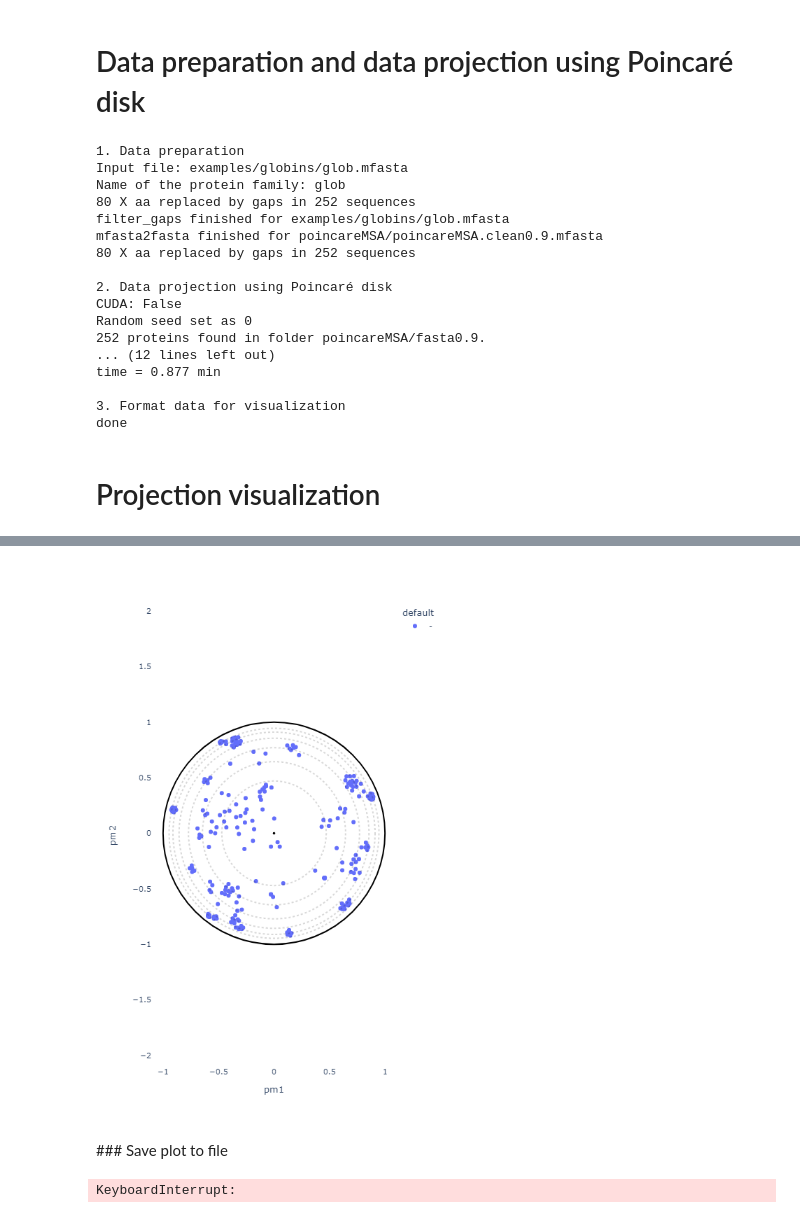
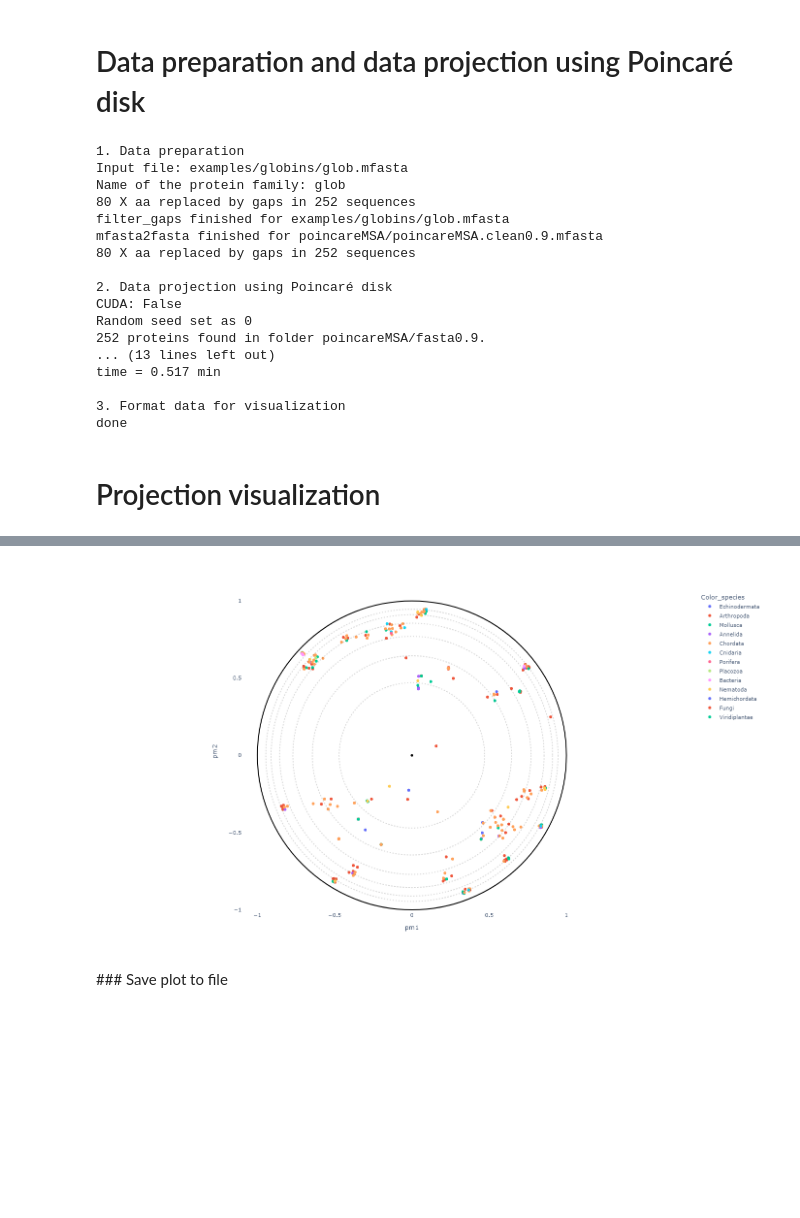
Before and after one commit to CNOV0/PoincareMSA_distance_matrix, a Jupyter notebook: PoincareMSA.ipynb, the cells around one changed output, grey strips where cells are left out. Saved outputs shown, nothing was run; the diff lists cells and outputs as text; code cells hidden in the pictures; blank space fills up the shorter version.

Commit message:
Adding true globin_colors_new.csv and script to print it.

```diff
--- a/PoincareMSA.ipynb
+++ b/PoincareMSA.ipynb
@@ -29,7 +29,7 @@ path_annotation = ""
 # %%
 # OPTIONS =================================================
 mfasta = "examples/globins/glob.mfasta"
-path_annotation = "" #Optional (Default: "")
+path_annotation = "examples/globins/globin_colors_new.csv" #Optional (Default: "")
 #==========================================================
 
 #Check files
@@ -126,8 +128,8 @@ mfasta2fasta finished for poincareMSA/poincareMSA.clean0.9.mfasta
 CUDA: False
 Random seed set as 0
 252 proteins found in folder poincareMSA/fasta0.9.
-... (12 lines left out)
-time = 0.877 min
+... (13 lines left out)
+time = 0.517 min
 
 3. Format data for visualization
 done
@@ -138,7 +140,7 @@ done
 title = ""
 #----------------------------------------------------------
 # Select the coloring from annotation .csv file:
-labels_name = ""
+labels_name = "Color_species"
 # Select classes to label among the "labels_name" or "second_labels_name" column (list of labels):
 second_labels_name = ""
 labels_text = []
@@ -184,4 +185,4 @@ fig.show()
-[figure, old version]
+[figure, new version]
 # %% [markdown]
 ### Save plot to file
 # %%
@@ -195,5 +196,3 @@ if output_format != "html":
     fig.write_image(f"{output_name}.{output_format}", engine="kaleido")
 else:
     fig.write_html(f"{output_name}.{output_format}")
-# %% [output]
-KeyboardInterrupt:
```
Also changed, not shown: parts of 2 cells of this notebook, 2 other files.
